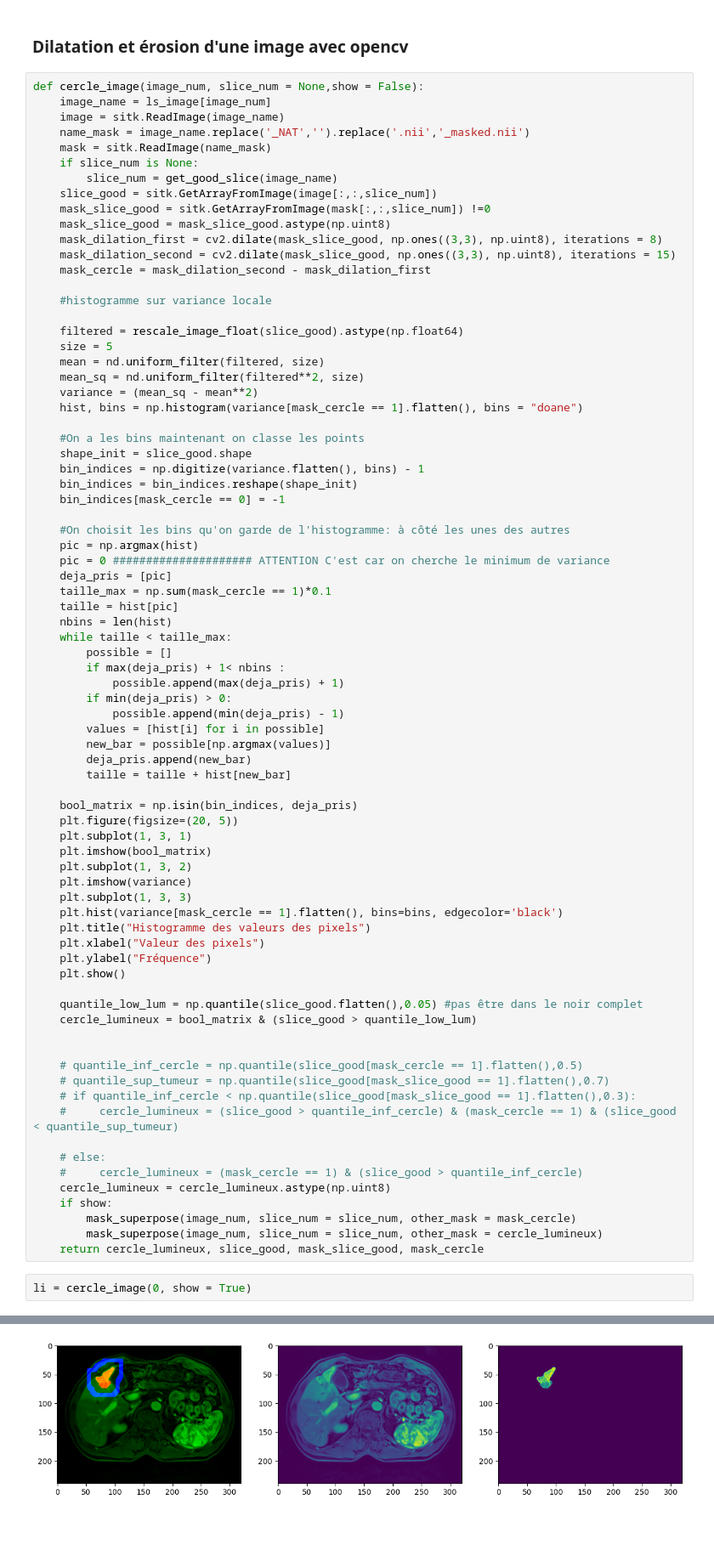
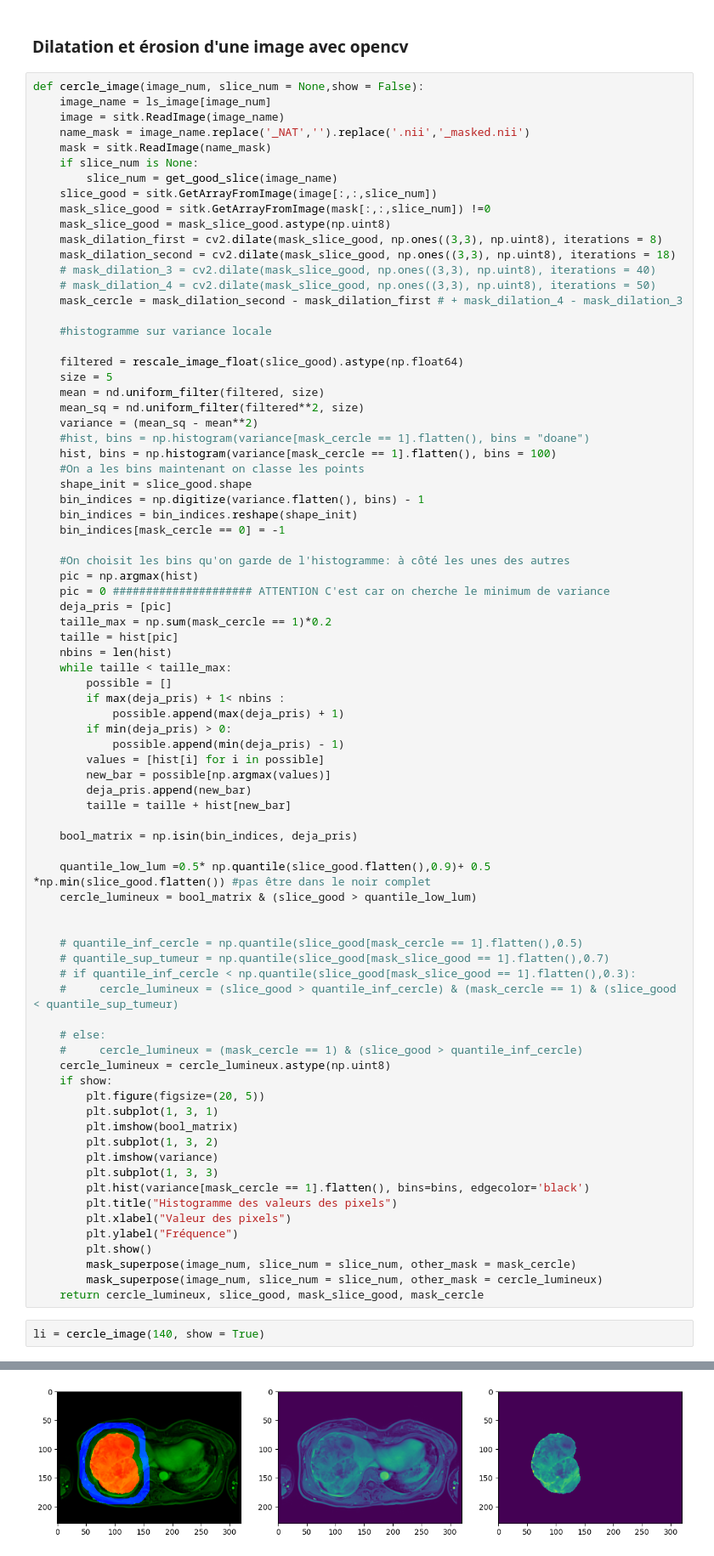
Before and after one commit to AlexandreSelvestre/Stage-3A, a Jupyter notebook: extraire_autour.ipynb, the cells around one changed output, grey strips where cells are left out. Shown at 85% size. Cells and saved outputs as stored; diff of their text form; blank space fills up the shorter version.

```diff
--- a/extraire_autour.ipynb
+++ b/extraire_autour.ipynb
@@ -145,8 +166,10 @@ def cercle_image(image_num, slice_num = None,show = False):
     mask_slice_good = sitk.GetArrayFromImage(mask[:,:,slice_num]) !=0
     mask_slice_good = mask_slice_good.astype(np.uint8)
     mask_dilation_first = cv2.dilate(mask_slice_good, np.ones((3,3), np.uint8), iterations = 8)
-    mask_dilation_second = cv2.dilate(mask_slice_good, np.ones((3,3), np.uint8), iterations = 15)
-    mask_cercle = mask_dilation_second - mask_dilation_first
+    mask_dilation_second = cv2.dilate(mask_slice_good, np.ones((3,3), np.uint8), iterations = 18)
+    # mask_dilation_3 = cv2.dilate(mask_slice_good, np.ones((3,3), np.uint8), iterations = 40)
+    # mask_dilation_4 = cv2.dilate(mask_slice_good, np.ones((3,3), np.uint8), iterations = 50)
+    mask_cercle = mask_dilation_second - mask_dilation_first # + mask_dilation_4 - mask_dilation_3
 
     #histogramme sur variance locale
 
@@ -155,8 +178,8 @@ def cercle_image(image_num, slice_num = None,show = False):
     mean = nd.uniform_filter(filtered, size)
     mean_sq = nd.uniform_filter(filtered**2, size)
     variance = (mean_sq - mean**2)
-    hist, bins = np.histogram(variance[mask_cercle == 1].flatten(), bins = "doane")
-
+    #hist, bins = np.histogram(variance[mask_cercle == 1].flatten(), bins = "doane")
+    hist, bins = np.histogram(variance[mask_cercle == 1].flatten(), bins = 100)
     #On a les bins maintenant on classe les points
     shape_init = slice_good.shape
     bin_indices = np.digitize(variance.flatten(), bins) - 1
@@ -167,7 +190,7 @@ def cercle_image(image_num, slice_num = None,show = False):
     pic = np.argmax(hist)
     pic = 0 ##################### ATTENTION C'est car on cherche le minimum de variance
     deja_pris = [pic]
-    taille_max = np.sum(mask_cercle == 1)*0.1
+    taille_max = np.sum(mask_cercle == 1)*0.2
     taille = hist[pic]
     nbins = len(hist)
     while taille < taille_max:
@@ -182,19 +205,8 @@ def cercle_image(image_num, slice_num = None,show = False):
         taille = taille + hist[new_bar]
 
     bool_matrix = np.isin(bin_indices, deja_pris)
-    plt.figure(figsize=(20, 5))
-    plt.subplot(1, 3, 1)
-    plt.imshow(bool_matrix)
-    plt.subplot(1, 3, 2)
-    plt.imshow(variance)
-    plt.subplot(1, 3, 3)
-    plt.hist(variance[mask_cercle == 1].flatten(), bins=bins, edgecolor='black')
-    plt.title("Histogramme des valeurs des pixels")
-    plt.xlabel("Valeur des pixels")
-    plt.ylabel("Fréquence")
-    plt.show()
 
-    quantile_low_lum = np.quantile(slice_good.flatten(),0.05) #pas être dans le noir complet
+    quantile_low_lum =0.5* np.quantile(slice_good.flatten(),0.9)+ 0.5 *np.min(slice_good.flatten()) #pas être dans le noir complet
     cercle_lumineux = bool_matrix & (slice_good > quantile_low_lum)
 
 
@@ -207,9 +219,20 @@ def cercle_image(image_num, slice_num = None,show = False):
     #     cercle_lumineux = (mask_cercle == 1) & (slice_good > quantile_inf_cercle)
     cercle_lumineux = cercle_lumineux.astype(np.uint8)
     if show:
+        plt.figure(figsize=(20, 5))
+        plt.subplot(1, 3, 1)
+        plt.imshow(bool_matrix)
+        plt.subplot(1, 3, 2)
+        plt.imshow(variance)
+        plt.subplot(1, 3, 3)
+        plt.hist(variance[mask_cercle == 1].flatten(), bins=bins, edgecolor='black')
+        plt.title("Histogramme des valeurs des pixels")
+        plt.xlabel("Valeur des pixels")
+        plt.ylabel("Fréquence")
+        plt.show()
         mask_superpose(image_num, slice_num = slice_num, other_mask = mask_cercle)
         mask_superpose(image_num, slice_num = slice_num, other_mask = cercle_lumineux)
     return cercle_lumineux, slice_good, mask_slice_good, mask_cercle
 # %%
-li = cercle_image(0, show = True)
+li = cercle_image(140, show = True)
 # %% [output]
@@ -217 +240 @@ li = cercle_image(0, show = True)
-[figure, old version]
+[figure, new version]
```
Also changed, not shown: parts of 14 cells of this notebook, 1 other file.
